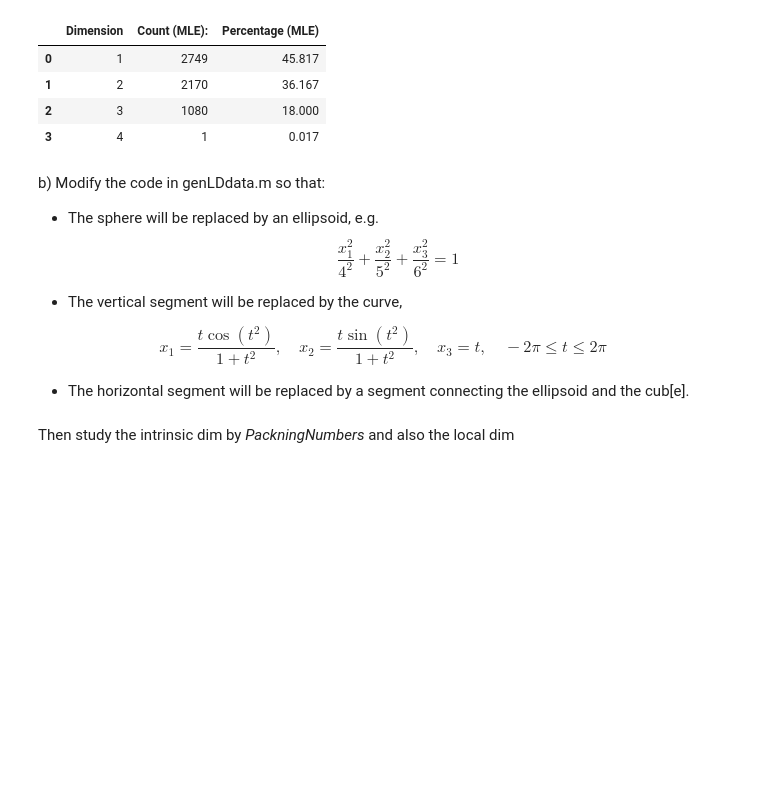
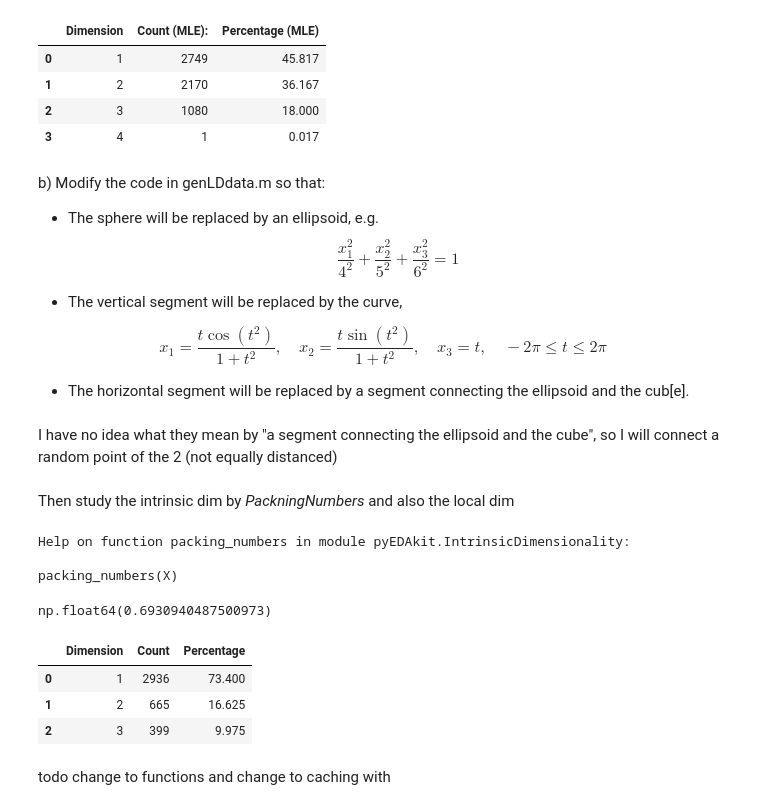
Before and after one commit to notPlancha/eda-lab-1, a Jupyter notebook: src/6.ipynb, the cells around one changed output. Saved outputs shown, nothing was run; the diff lists cells and outputs as text; code cells hidden in the pictures; blank space fills up the shorter version.

```diff
--- a/src/6.ipynb
+++ b/src/6.ipynb
@@ -173,6 +173,8 @@ x_3 = t, \quad -2\pi \leq t \leq 2\pi
 $$
 
 - The horizontal segment will be replaced by a segment connecting the ellipsoid and the cub[e].
+# %% [markdown]
+I have no idea what they mean by "a segment connecting the ellipsoid and the cube", so I will connect a random point of the 2 (not equally distanced)
 # %%
 def genLDdata_mod(seed: int | None = 1):
   if seed is not None:
@@ -231,3 +218,45 @@ fig.update_traces(marker=dict(size=1.5))
 fig.show()
 # %% [markdown]
 Then study the intrinsic dim by _PackningNumbers_ and also the local dim
+# %%
+help(kit.IntrinsicDimensionality.packing_numbers)
+# %% [output]
+Help on function packing_numbers in module pyEDAkit.IntrinsicDimensionality:
+
+packing_numbers(X)
+# %%
+kit.IntrinsicDimensionality.packing_numbers(A)
+# %% [output]
+np.float64(0.6930940487500973)
+# %%
+# Compute pairwise Euclidean distances
+Ad = dist.squareform(dist.pdist(A))
+
+# Get the dimensions of A
+nr, nc = A.shape
+Ldim = np.zeros(nr)
+
+# Sort distances and get indices
+Ads = np.sort(Ad, axis=1)
+J = np.argsort(Ad, axis=1)
+
+# Set neighborhood size
+k = 100  # Original value
+
+# Compute local intrinsic dimensionality
+for m in range(nr):
+  Ldim[m] = kit.IntrinsicDimensionality.packing_numbers(A[J[m, :k], :])
+
+# Adjust local dimensions
+Ldim[Ldim > 3] = 4
+Ldim = np.ceil(Ldim).astype(int)
+
+# Tabulate results
+unique, counts = np.unique(Ldim, return_counts=True)
+percentages = (counts / nr) * 100
+pd.DataFrame({'Dimension': unique, 'Count': counts, 'Percentage': np.round(percentages, 3)})
+# %% [output]
+|  | Dimension | Count | Percentage |
+| 0 | 1 | 2936 | 73.400 |
+| 1 | 2 | 665 | 16.625 |
+| 2 | 3 | 399 | 9.975 |
@@ -233,0 +281,3 @@ Then study the intrinsic dim by _PackningNumbers_ and also the local dim
+# %% [markdown]
+todo change to functions
+and change to caching with
```
Also changed, not shown: parts of 4 cells of this notebook.
